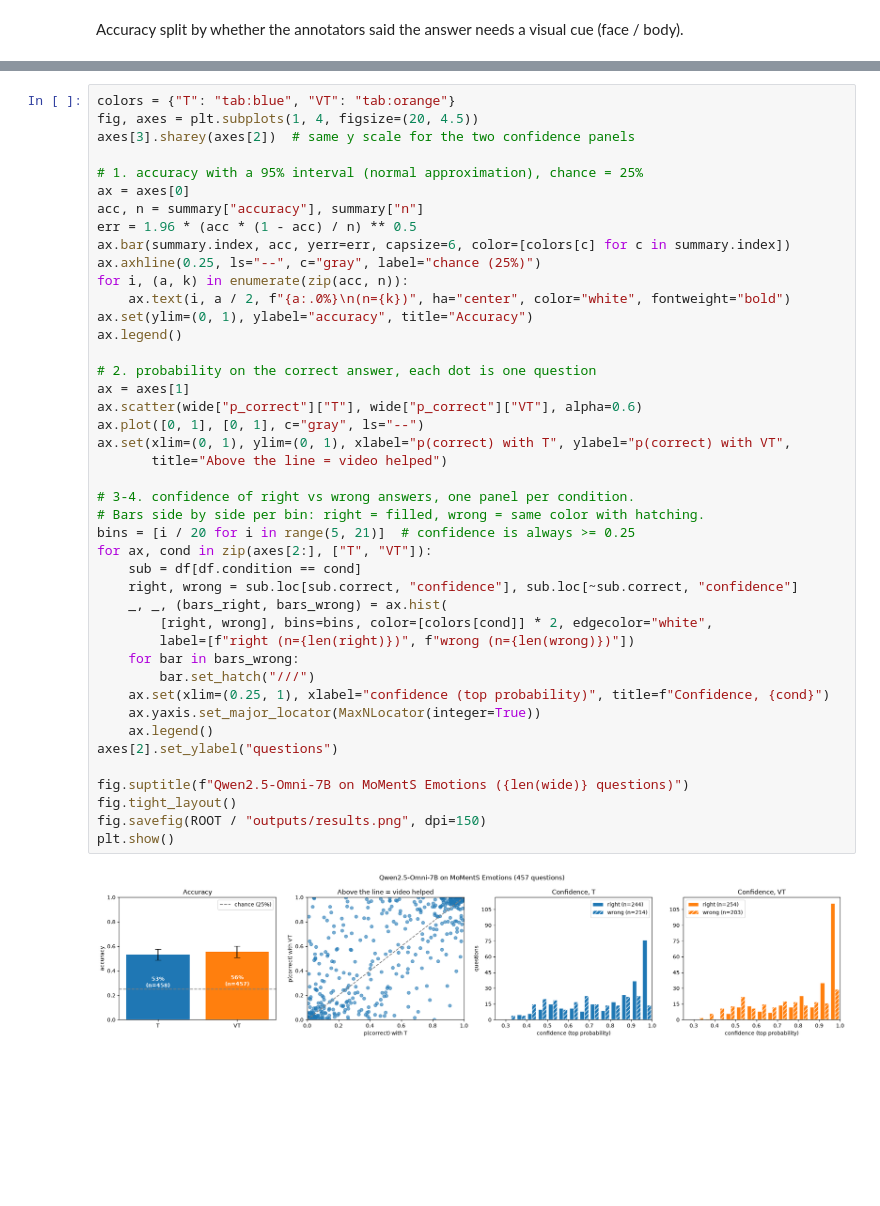
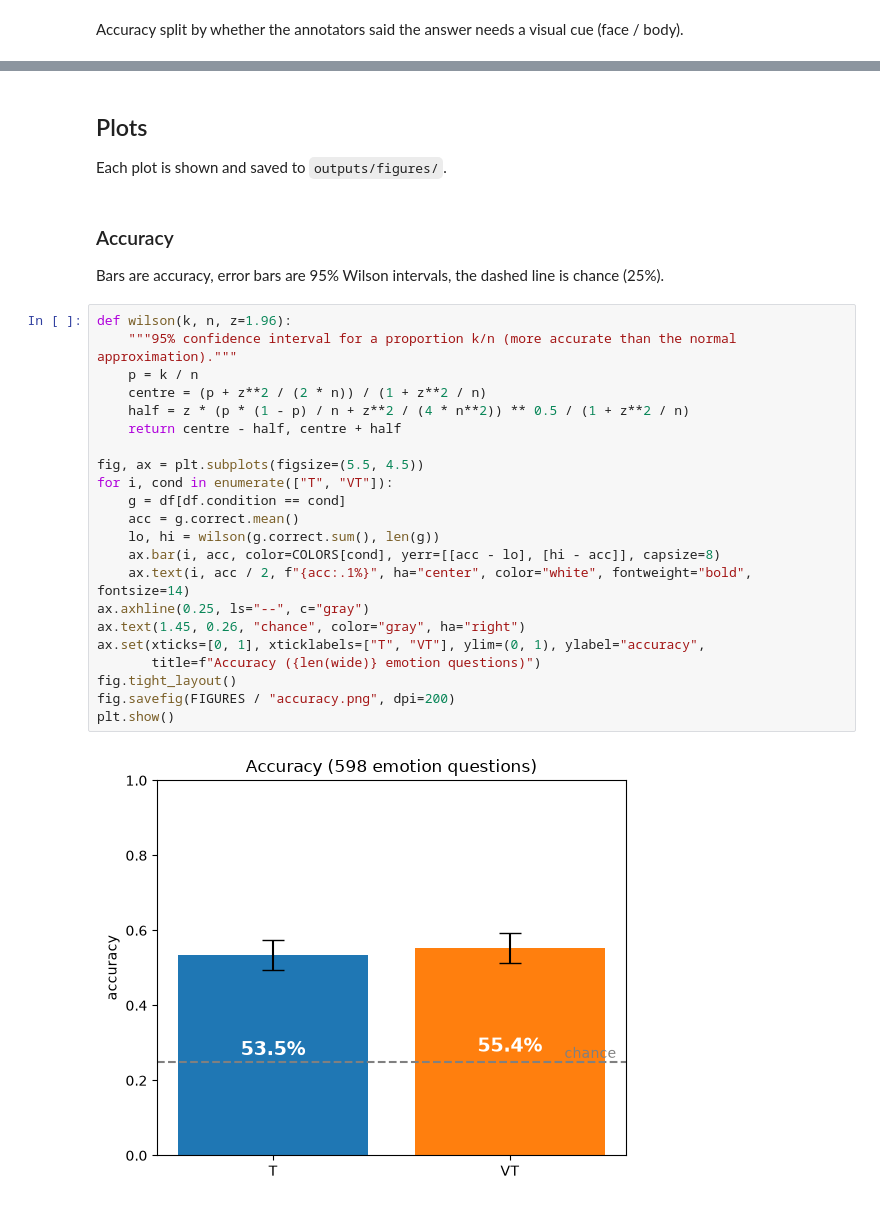
Before and after one commit to seriozh1/ai-alignment-demands-emotions, a Jupyter notebook: notebooks/04_run.ipynb, the cells around one changed output, grey strips where cells are left out. Saved outputs shown, nothing was run; the diff lists cells and outputs as text; blank space fills up the shorter version.

```diff
--- a/notebooks/04_run.ipynb
+++ b/notebooks/04_run.ipynb
@@ -210,45 +205,32 @@ df.pivot_table(index="cue_visual_any", columns="condition", values="correct", ag
-# %%
-colors = {"T": "tab:blue", "VT": "tab:orange"}
-fig, axes = plt.subplots(1, 4, figsize=(20, 4.5))
-axes[3].sharey(axes[2])  # same y scale for the two confidence panels
-
-# 1. accuracy with a 95% interval (normal approximation), chance = 25%
-ax = axes[0]
-acc, n = summary["accuracy"], summary["n"]
-err = 1.96 * (acc * (1 - acc) / n) ** 0.5
-ax.bar(summary.index, acc, yerr=err, capsize=6, color=[colors[c] for c in summary.index])
-ax.axhline(0.25, ls="--", c="gray", label="chance (25%)")
-for i, (a, k) in enumerate(zip(acc, n)):
-    ax.text(i, a / 2, f"{a:.0%}\n(n={k})", ha="center", color="white", fontweight="bold")
-ax.set(ylim=(0, 1), ylabel="accuracy", title="Accuracy")
-ax.legend()
-
-# 2. probability on the correct answer, each dot is one question
-ax = axes[1]
-ax.scatter(wide["p_correct"]["T"], wide["p_correct"]["VT"], alpha=0.6)
-ax.plot([0, 1], [0, 1], c="gray", ls="--")
-ax.set(xlim=(0, 1), ylim=(0, 1), xlabel="p(correct) with T", ylabel="p(correct) with VT",
-       title="Above the line = video helped")
-
-# 3-4. confidence of right vs wrong answers, one panel per condition.
-# Bars side by side per bin: right = filled, wrong = same color with hatching.
-bins = [i / 20 for i in range(5, 21)]  # confidence is always >= 0.25
-for ax, cond in zip(axes[2:], ["T", "VT"]):
-    sub = df[df.condition == cond]
-    right, wrong = sub.loc[sub.correct, "confidence"], sub.loc[~sub.correct, "confidence"]
-    _, _, (bars_right, bars_wrong) = ax.hist(
-        [right, wrong], bins=bins, color=[colors[cond]] * 2, edgecolor="white",
-        label=[f"right (n={len(right)})", f"wrong (n={len(wrong)})"])
-    for bar in bars_wrong:
-        bar.set_hatch("///")
-    ax.set(xlim=(0.25, 1), xlabel="confidence (top probability)", title=f"Confidence, {cond}")
-    ax.yaxis.set_major_locator(MaxNLocator(integer=True))
-    ax.legend()
-axes[2].set_ylabel("questions")
-
-fig.suptitle(f"Qwen2.5-Omni-7B on MoMentS Emotions ({len(wide)} questions)")
-fig.tight_layout()
-fig.savefig(ROOT / "outputs/results.png", dpi=150)
-plt.show()
-# %% [output]
-[figure, removed]
+# %% [markdown]
+## Plots
+
+Each plot is shown and saved to `outputs/figures/`.
+# %% [markdown]
+### Accuracy
+
+Bars are accuracy, error bars are 95% Wilson intervals, the dashed line is chance (25%).
+# %%
+def wilson(k, n, z=1.96):
+    """95% confidence interval for a proportion k/n (more accurate than the normal approximation)."""
+    p = k / n
+    centre = (p + z**2 / (2 * n)) / (1 + z**2 / n)
+    half = z * (p * (1 - p) / n + z**2 / (4 * n**2)) ** 0.5 / (1 + z**2 / n)
+    return centre - half, centre + half
+
+fig, ax = plt.subplots(figsize=(5.5, 4.5))
+for i, cond in enumerate(["T", "VT"]):
+    g = df[df.condition == cond]
+    acc = g.correct.mean()
+    lo, hi = wilson(g.correct.sum(), len(g))
+    ax.bar(i, acc, color=COLORS[cond], yerr=[[acc - lo], [hi - acc]], capsize=8)
+    ax.text(i, acc / 2, f"{acc:.1%}", ha="center", color="white", fontweight="bold", fontsize=14)
+ax.axhline(0.25, ls="--", c="gray")
+ax.text(1.45, 0.26, "chance", color="gray", ha="right")
+ax.set(xticks=[0, 1], xticklabels=["T", "VT"], ylim=(0, 1), ylabel="accuracy",
+       title=f"Accuracy ({len(wide)} emotion questions)")
+fig.tight_layout()
+fig.savefig(FIGURES / "accuracy.png", dpi=200)
+plt.show()
+# %% [output]
+[figure, added]
```
Also changed, not shown: parts of 11 cells of this notebook, 2 other files.
